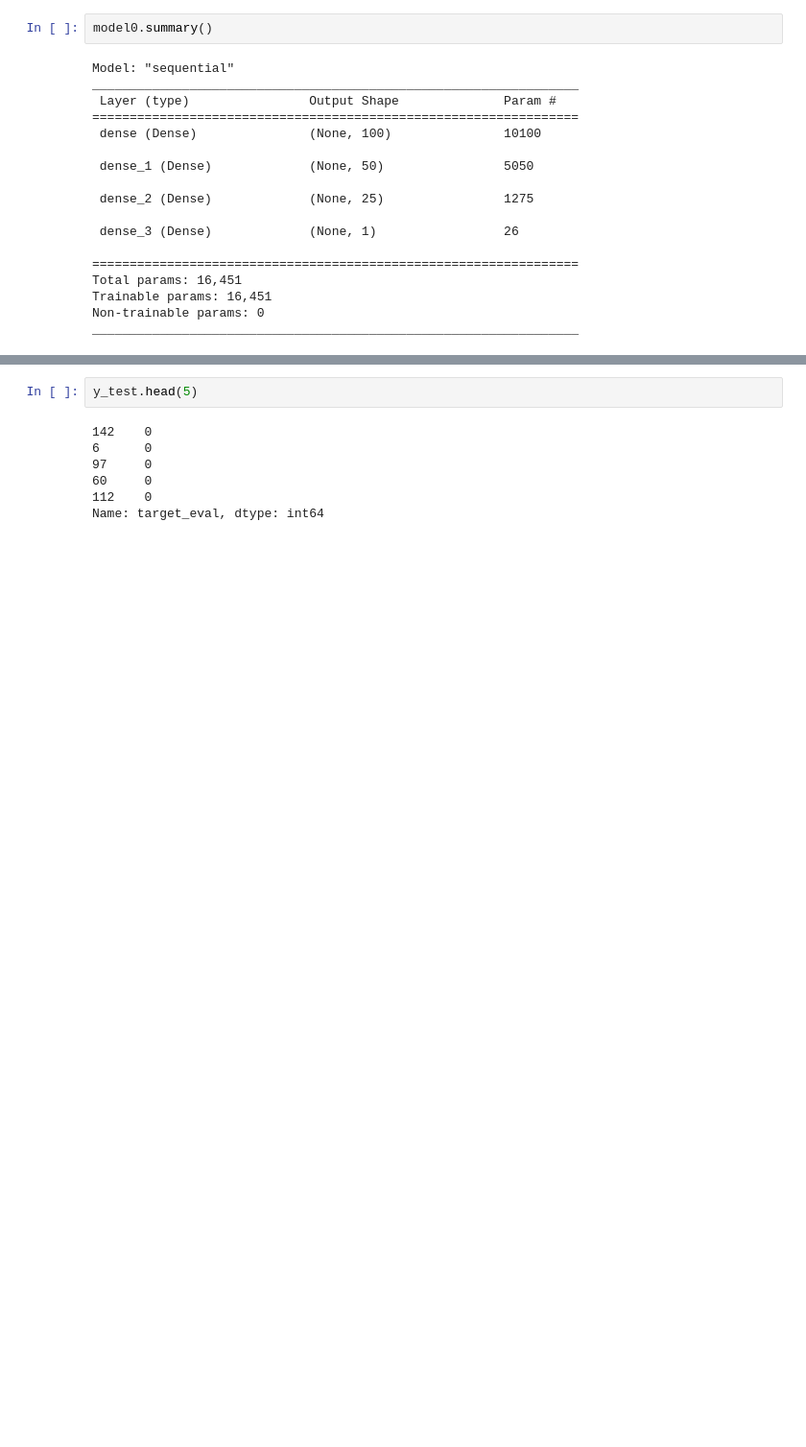
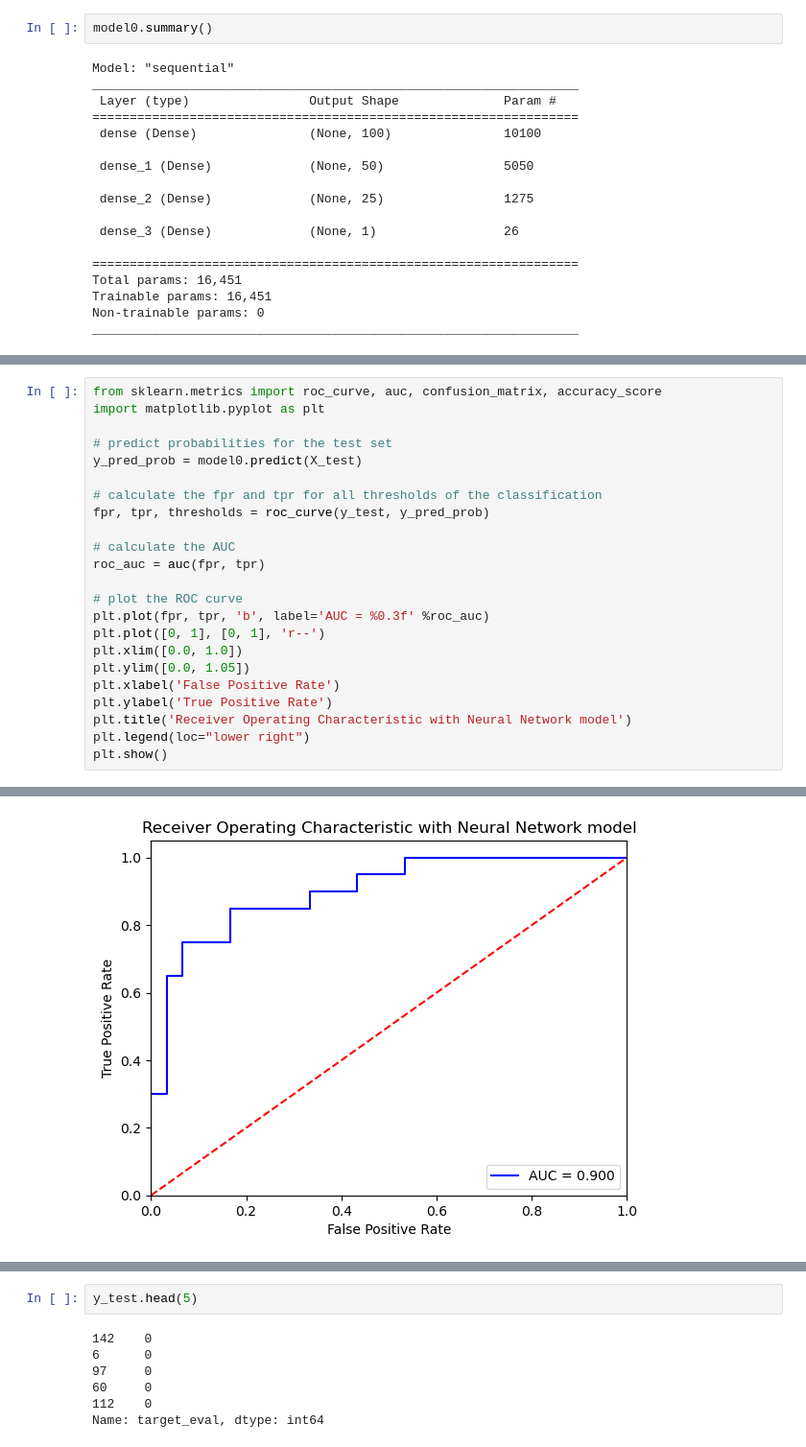
Before and after one commit to MallowATN/ML_projects, a Jupyter notebook: Assessments/AlixPartners_Assesment/Tony_Submission.ipynb, the cells around one changed output, grey strips where cells are left out. Shown at 96% size. Saved outputs shown, nothing was run; the diff lists cells and outputs as text; blank space fills up the shorter version.

```diff
--- a/Assessments/AlixPartners_Assesment/Tony_Submission.ipynb
+++ b/Assessments/AlixPartners_Assesment/Tony_Submission.ipynb
@@ -431,0 +432,24 @@ losses[['loss','val_loss']].plot()
+# %%
+from sklearn.metrics import roc_curve, auc, confusion_matrix, accuracy_score
+import matplotlib.pyplot as plt
+
+# predict probabilities for the test set
+y_pred_prob = model0.predict(X_test)
+
+# calculate the fpr and tpr for all thresholds of the classification
+fpr, tpr, thresholds = roc_curve(y_test, y_pred_prob)
+
+# calculate the AUC
+roc_auc = auc(fpr, tpr)
+
+# plot the ROC curve
+plt.plot(fpr, tpr, 'b', label='AUC = %0.3f' %roc_auc)
+plt.plot([0, 1], [0, 1], 'r--')
+plt.xlim([0.0, 1.0])
+plt.ylim([0.0, 1.05])
+plt.xlabel('False Positive Rate')
+plt.ylabel('True Positive Rate')
+plt.title('Receiver Operating Characteristic with Neural Network model')
+plt.legend(loc="lower right")
+plt.show()
+# %% [output]
@@ -432,3 +457,4 @@ losses[['loss','val_loss']].plot()
+[figure, added]
 # %%
 predictions = model0.predict(X_test)
 predictions = np.where(predictions < 0.5,0,1)
```
Also changed, not shown: parts of 20 cells of this notebook.
